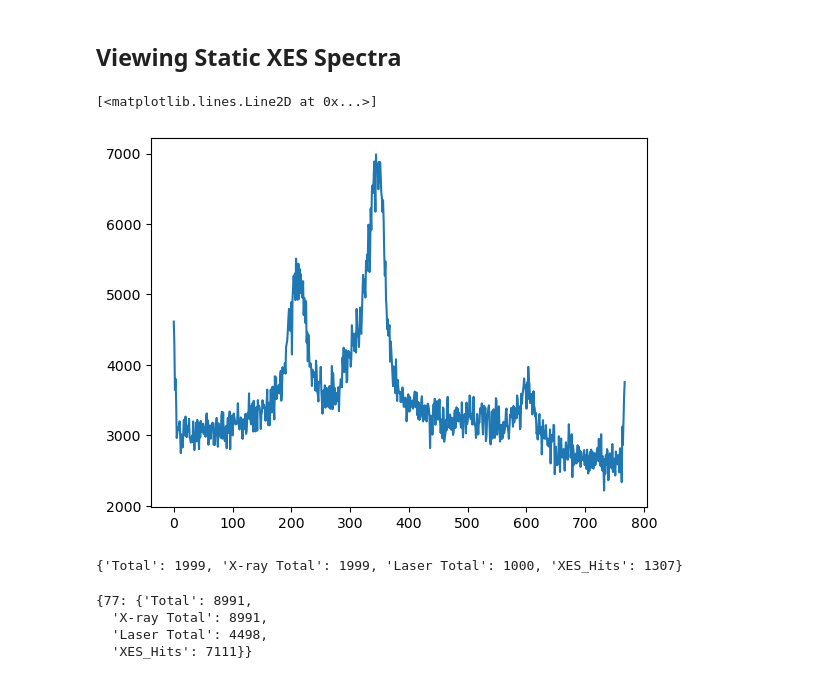
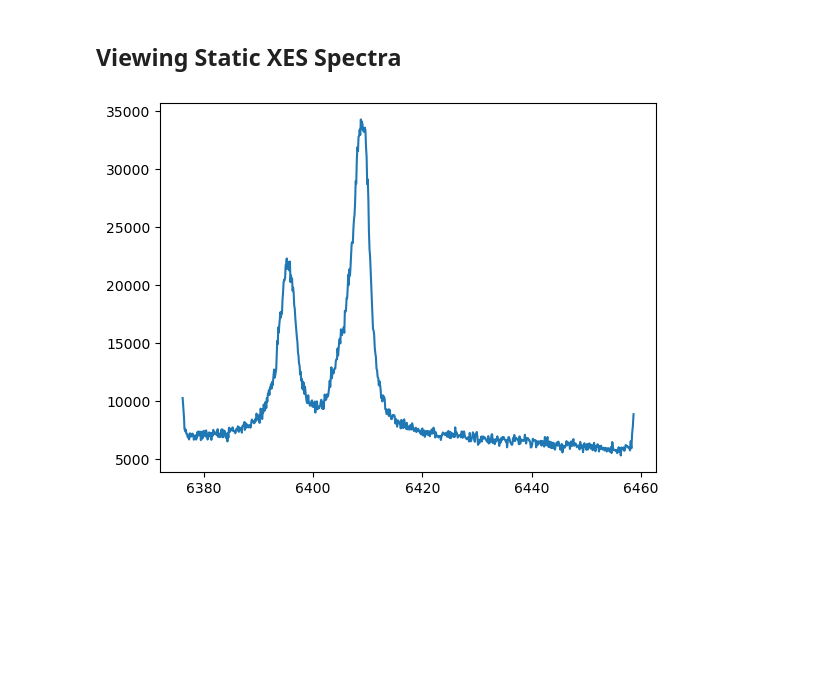
Before and after one commit to lg345/XSpect, a Jupyter notebook: XSpect_XES_mfxl1015522.ipynb, the cells around one changed output. Cells and saved outputs as stored; diff of their text form; code cells hidden in the pictures; blank space fills up the shorter version.

```diff
--- a/XSpect_XES_mfxl1015522.ipynb
+++ b/XSpect_XES_mfxl1015522.ipynb
@@ -22,30 +26,27 @@ import XSpect.XSpect_Visualization
 # %%
 xes_experiment = XSpect.XSpect_Analysis.spectroscopy_experiment(hutch='mfx',experiment_id='mfxl1015522',lcls_run=22)
 xes=XSpect.XSpect_Controller.XESBatchAnalysisRotation()
 keys=['ipm_dg2/sum']
 names=['ipm']
 xes.set_key_aliases(keys,names)
 xes.hitfind=True
 #xes.import_roi=[[0,-1]]
-#xes.rois=[[0,-1]]
+xes.rois=[[0,50]]
 xes.add_filter('xray','ipm',1.0E3)
 #xes.add_filter('simultaneous','ipm4',1.0E3)
 xes.adu_cutoff=3.0
 xes.angle=0
 xes.transpose=True
 xes.pixels_to_patch=[382,383,384,385]#needed to change since detector is 90 degrees from standard. e.g. transposed above
 xes.patch_mode='polynomial'
-xes.run_parser(['77'])
+xes.run_parser(['77-80'])
 start=time.time()
 xes.primary_analysis_parallel_range(4,xes_experiment,method=xes.primary_analysis_static,increment=2000,verbose=False)
 end=time.time()
 v=XSpect.XSpect_Visualization.XESVisualization()
 v.combine_static_spectra(xes_analysis=xes,xes_key='epix_ROI_1')
-plt.plot(v.summed_xes)
+v.make_energy_axis(A=43.25, R=250,  mm_per_pixel=0.05, d=0.981)
+plt.plot(v.energy,v.summed_xes)
+xes.aggregate_statistics()
 # %% [output]
-[<matplotlib.lines.Line2D at 0x...>]
-[figure, old version]
+[figure, new version]
-# %%
-xes.analyzed_runs[0].run_shots
-# %% [output]
-{'Total': 1999, 'X-ray Total': 1999, 'Laser Total': 1000, 'XES_Hits': 1307}
@@ -54,7 +52,0 @@ xes.aggregate_statistics()
-# %%
-xes.run_statistics
-# %% [output]
-{77: {'Total': 8991,
-  'X-ray Total': 8991,
-  'Laser Total': 4498,
-  'XES_Hits': 7111}}
```
Also changed, not shown: parts of 9 cells of this notebook, 4 other files.
